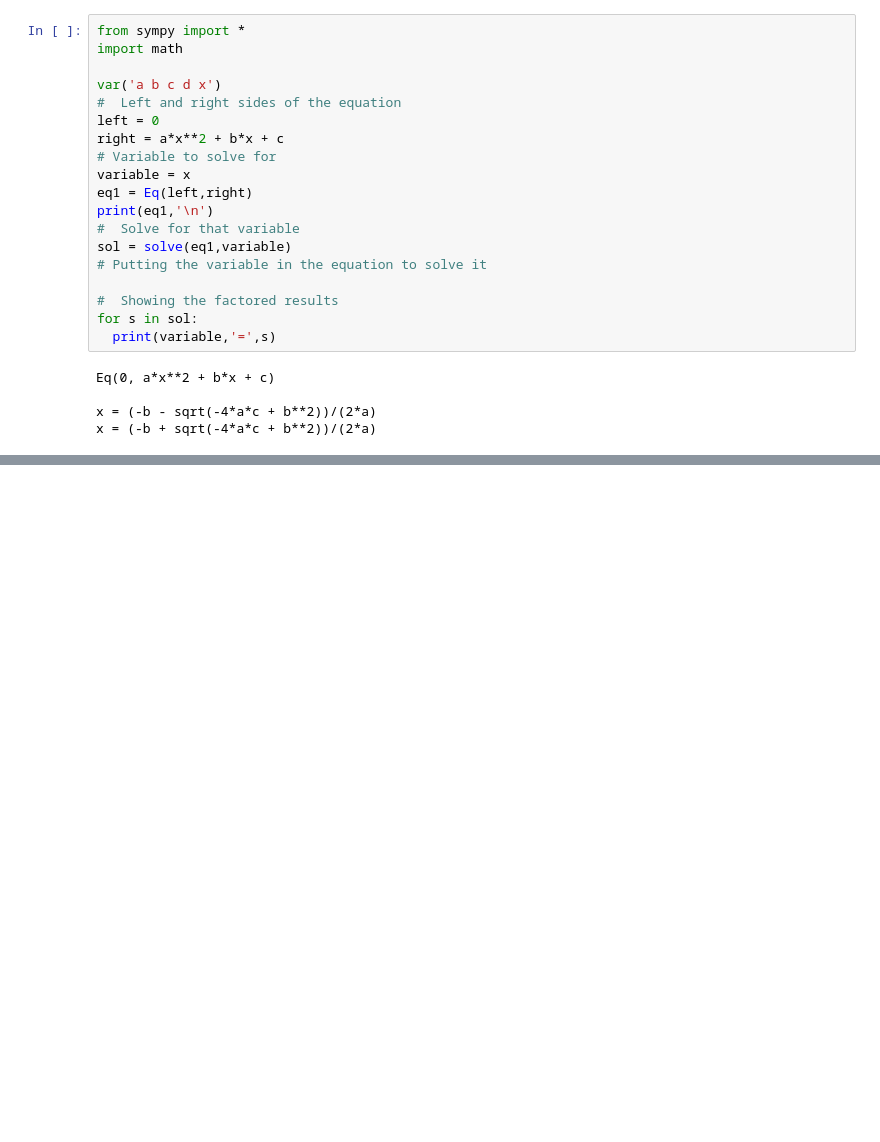
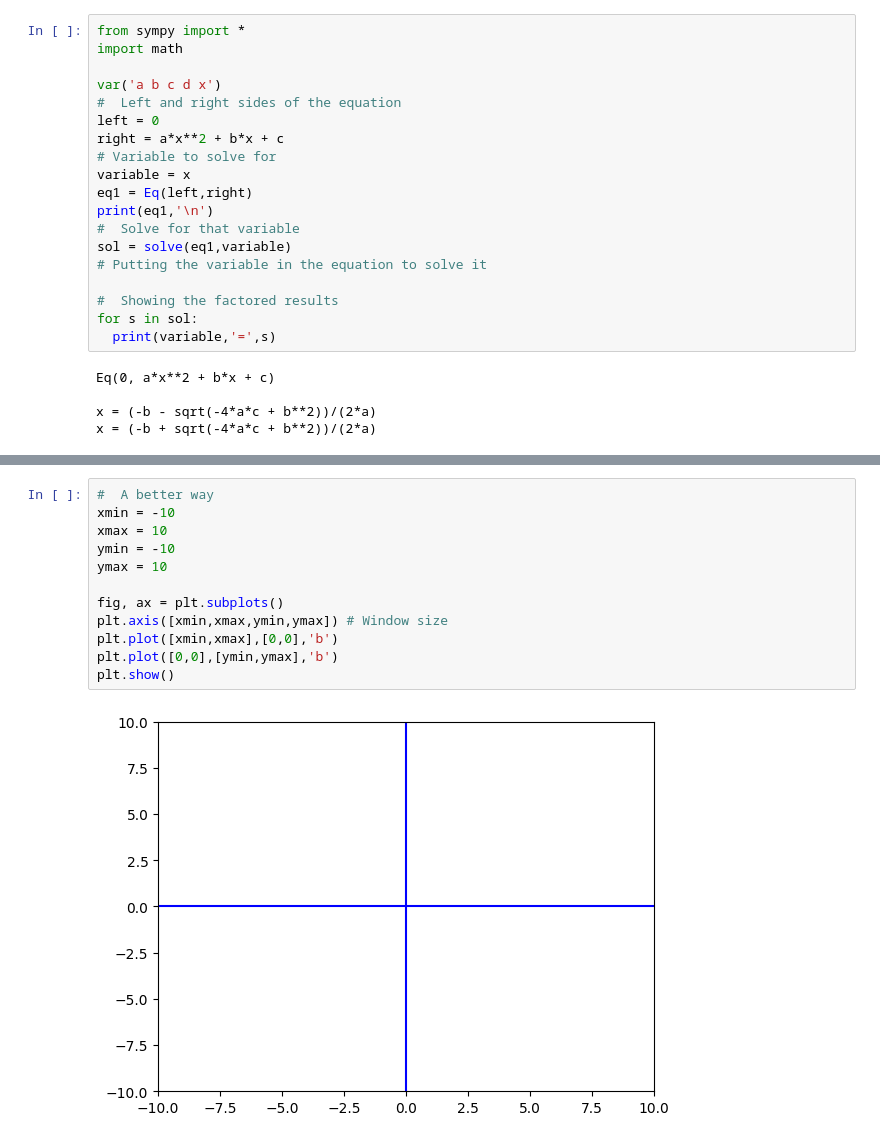
Before and after one commit to returnofsahil/Algebra, a Jupyter notebook: Ratios.ipynb, the cells around one changed output, grey strips where cells are left out. Saved outputs shown, nothing was run; the diff lists cells and outputs as text; blank space fills up the shorter version.

```diff
--- a/Ratios.ipynb
+++ b/Ratios.ipynb
@@ -162,0 +208,14 @@ x = (-b + sqrt(-4*a*c + b**2))/(2*a)
+# %%
+#  A better way
+xmin = -10
+xmax = 10
+ymin = -10
+ymax = 10
+
+fig, ax = plt.subplots()
+plt.axis([xmin,xmax,ymin,ymax]) # Window size
+plt.plot([xmin,xmax],[0,0],'b')
+plt.plot([0,0],[ymin,ymax],'b')
+plt.show()
+# %% [output]
+[figure, added]
```
Also changed, not shown: parts of 8 cells of this notebook.
